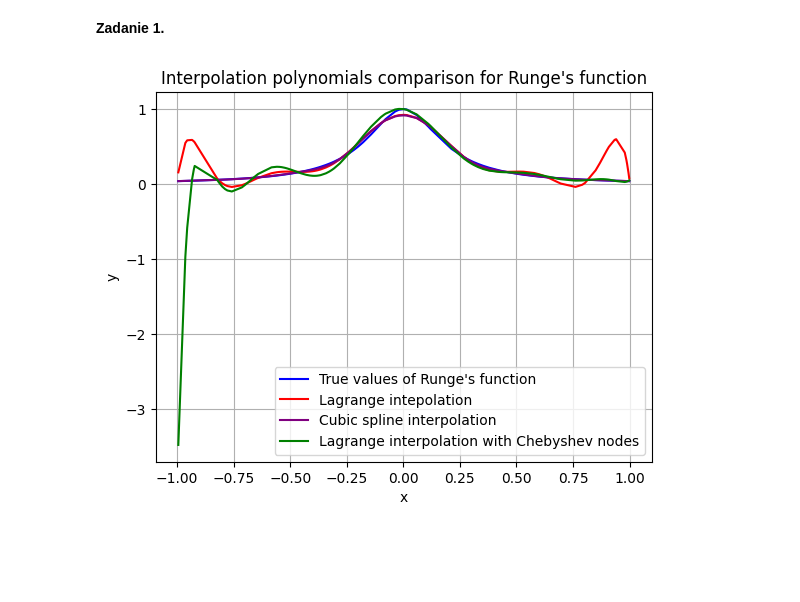
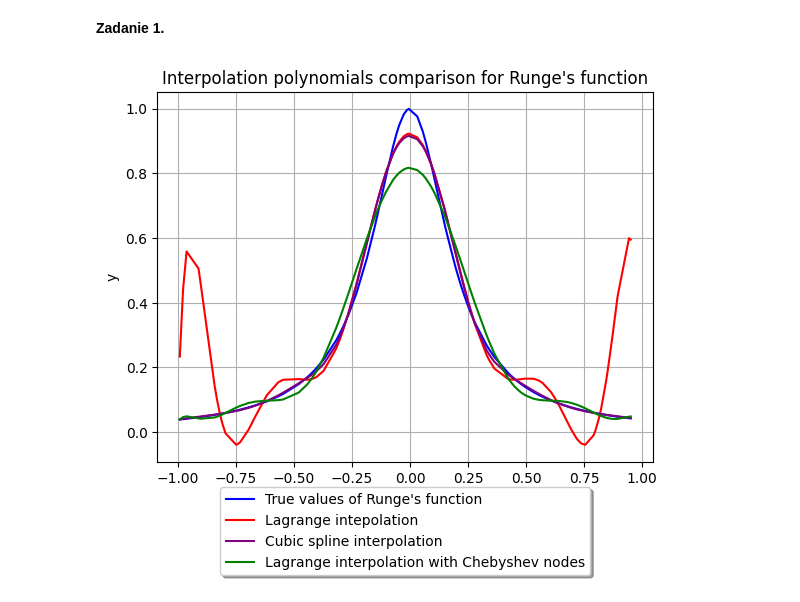
Before and after one commit to baramundi666/Computation-Methods-for-Science-and-Technology, a Jupyter notebook: lab-4/main.ipynb, the cells around one changed output. Cells and saved outputs as stored; diff of their text form; code cells hidden in the pictures; blank space fills up the shorter version.

```diff
--- a/lab-4/main.ipynb
+++ b/lab-4/main.ipynb
@@ -19,26 +19,27 @@ lagrange_polynomial = lambda t, x, y: np.sum([y[j] * lagrange_coefficients(t, j,
 cubic_spline_polynomial = lambda x, y: scipy.interpolate.interp1d(x, y, kind='cubic')
 
 # Lagrange interpolation polynomial using Chebyshev nodes
-chebyshev_nodes = lambda a, b, n: np.array([0.5*(a + b) + 0.5*(b - a)*np.cos((2*j + 1)*np.pi/(2*(n + 1)))
+chebyshev_nodes = lambda a, b, n: np.array([0.5*(a + b) + 0.5*(b - a)*np.cos((2*j + 1)*np.pi/(2*n))
                                              for j in range(n)])
 # %%
 n = 12
 x = np.linspace(-1.0, 1.0, n, endpoint=True)
 x_chebyshev = chebyshev_nodes(-1.0, 1.0, n)
 y = f1(x)
 y_chebyshev = f1(x_chebyshev)
 t = sorted(np.random.uniform(-1.0, 1.0, size=10*n))
 plt.plot(t, f1(t), label="True values of Runge's function", color="blue")
 plt.plot(t, [lagrange_polynomial(j, x, y) for j in t], label="Lagrange intepolation", color="red")
 plt.plot(t, cubic_spline_polynomial(x, y)(t), label="Cubic spline interpolation", color="purple")
 plt.plot(t, [lagrange_polynomial(j, x_chebyshev, y_chebyshev) for j in t], label="Lagrange interpolation with Chebyshev nodes"
          , color="green")
 plt.title("Interpolation polynomials comparison for Runge's function")
 plt.xlabel("x")
 plt.ylabel("y")
-plt.legend()
+plt.legend(loc='upper center', bbox_to_anchor=(0.5, -0.05),
+          fancybox=True, shadow=True, ncol=1)
 plt.grid()
 plt.show()
 # %% [output]
-[figure, old version]
+[figure, new version]
 # %%
```
Also changed, not shown: parts of 1 cell of this notebook, 3 other files.
